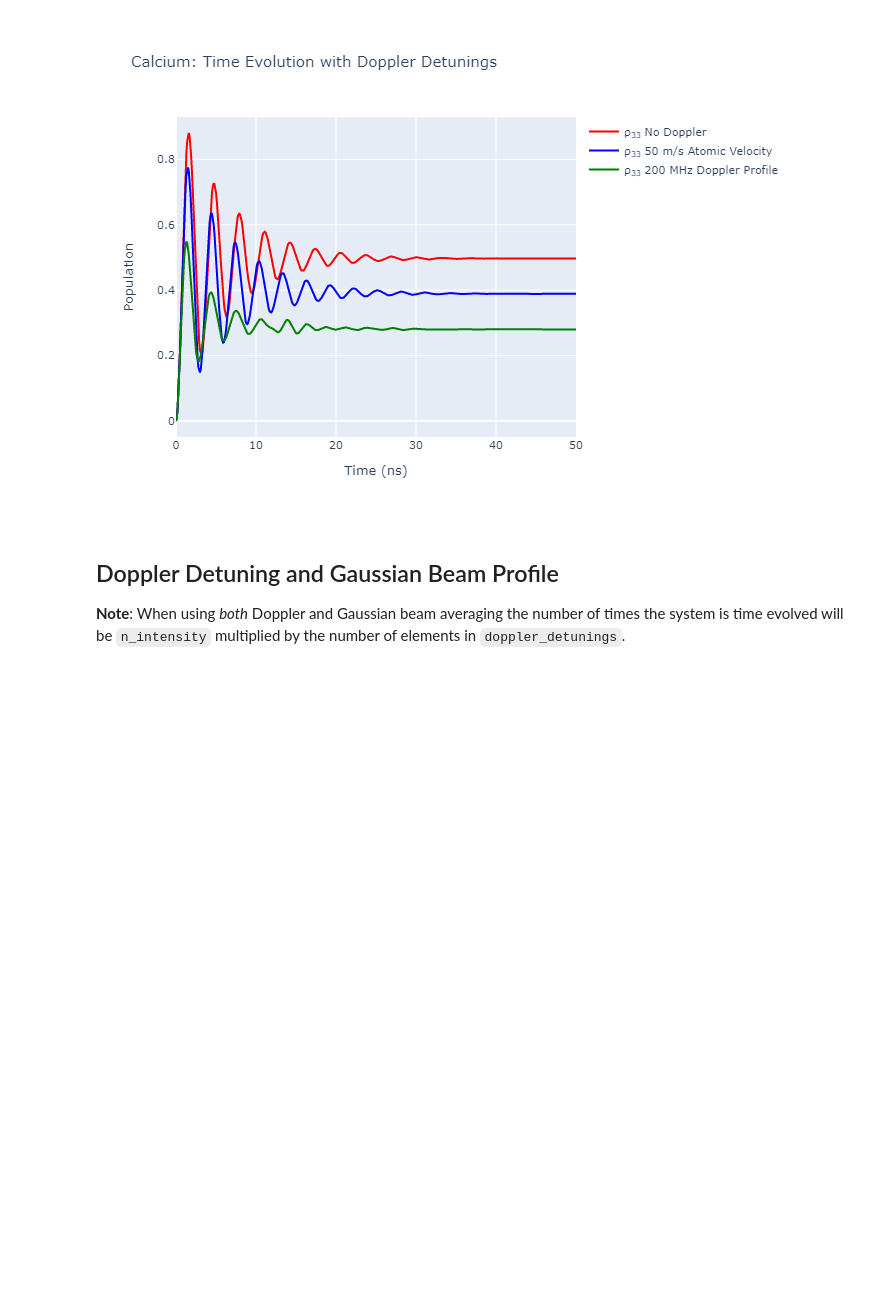
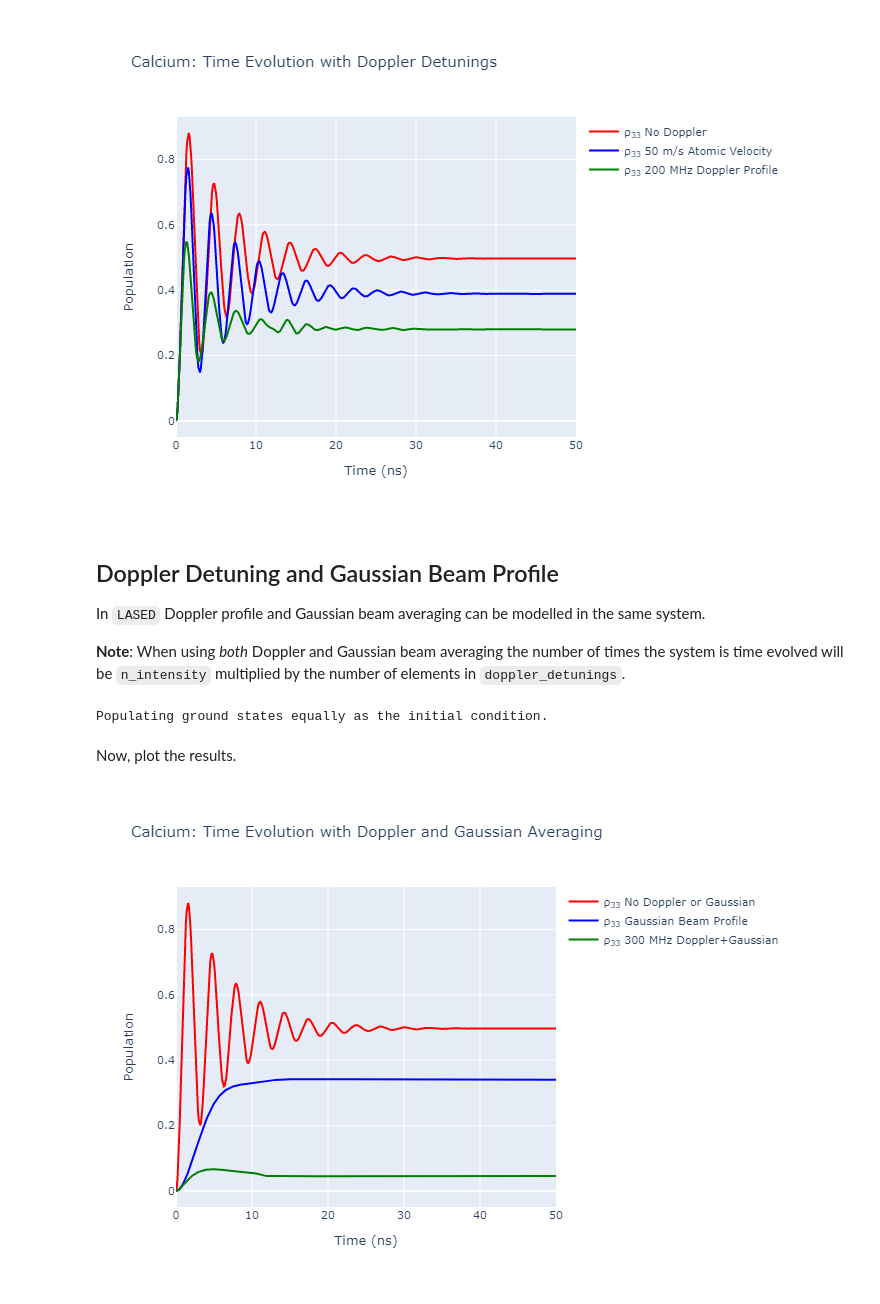
Before and after one commit to mvpmanish/LASED, a Jupyter notebook: docs/source/tutorials/Tutorial1-SimpleCalcium.ipynb, the cells around one changed output. Saved outputs shown, nothing was run; the diff lists cells and outputs as text; code cells hidden in the pictures; blank space fills up the shorter version.

```diff
--- a/docs/source/tutorials/Tutorial1-SimpleCalcium.ipynb
+++ b/docs/source/tutorials/Tutorial1-SimpleCalcium.ipynb
@@ -485,4 +485,59 @@ Image("SavedPlots/tutorial1-ca-doppler.png")
 # %% [markdown]
 ## Doppler Detuning and Gaussian Beam Profile
 
+In `LASED` Doppler profile and Gaussian beam averaging can be modelled in the same system.
+
 **Note**: When using _both_ Doppler and Gaussian beam averaging the number of times the system is time evolved will be `n_intensity` multiplied by the number of elements in `doppler_detunings`.
+# %%
+# Set up system
+calcium_system_gauss_and_dopp = las.LaserAtomSystem(E_ca, G_ca, tau_ca, Q_ca, wavelength_ca,
+                                 laser_power = laser_power)
+# Time evolve the system
+calcium_system_gauss_and_dopp.timeEvolution(time_ca,
+                            r_sigma = r_sigma,
+                            n_beam_averaging = n_intensity,
+                            doppler_width = doppler_width,
+                            doppler_detunings = doppler_detunings,
+                            doppler_averaging = True,
+                            beam_profile_averaging = True)
+# Plot the excited state population
+rho_33_gauss_and_dopp = [abs(rho) for rho in calcium_system_gauss_and_dopp.Rho_t(s3, s3)]
+# %% [output]
+Populating ground states equally as the initial condition.
+# %% [markdown]
+Now, plot the results.
+# %%
+fig_ca_gauss_and_dopp = go.Figure()
+fig_ca_gauss_and_dopp.add_trace(go.Scatter(x = time_ca,
+                                 y = rho_33,
+                                 mode = 'lines',
+                                name = "ρ<sub>33</sub> No Doppler or Gaussian",
+                                marker = dict(
+                                    color = 'red',
+                                    symbol = 'circle'
+                            )))
+fig_ca_gauss_and_dopp.add_trace(go.Scatter(x = time_ca,
+                                 y = rho_33_gaussian,
+                                 mode = "lines",
+                                 name = "ρ<sub>33</sub> Gaussian Beam Profile",
+                                 marker = dict(
+                                     color = "blue",
+                                     symbol = "x"
+                                 )))
+fig_ca_gauss_and_dopp.add_trace(go.Scatter(x = time_ca,
+                                 y = rho_33_gauss_and_dopp,
+                                 mode = "lines",
+                                 name = "ρ<sub>33</sub> 300 MHz Doppler+Gaussian",
+                                 marker = dict(
+                                     color = "green",
+                                     symbol = "x"
+                                 )))
+fig_ca_gauss_and_dopp.update_layout(title = f"Calcium: Time Evolution with Doppler and Gaussian Averaging",
+                 xaxis_title = "Time (ns)",
+                 yaxis_title = "Population",
+                font = dict(
+                    size = 11))
+fig_ca_gauss_and_dopp.write_image("SavedPlots/tutorial1-ca-gauss-and-dopp.png")
+Image("SavedPlots/tutorial1-ca-gauss-and-dopp.png")
+# %% [output]
+[figure, added]
```
Also changed, not shown: parts of 5 cells of this notebook, 4 other files.
